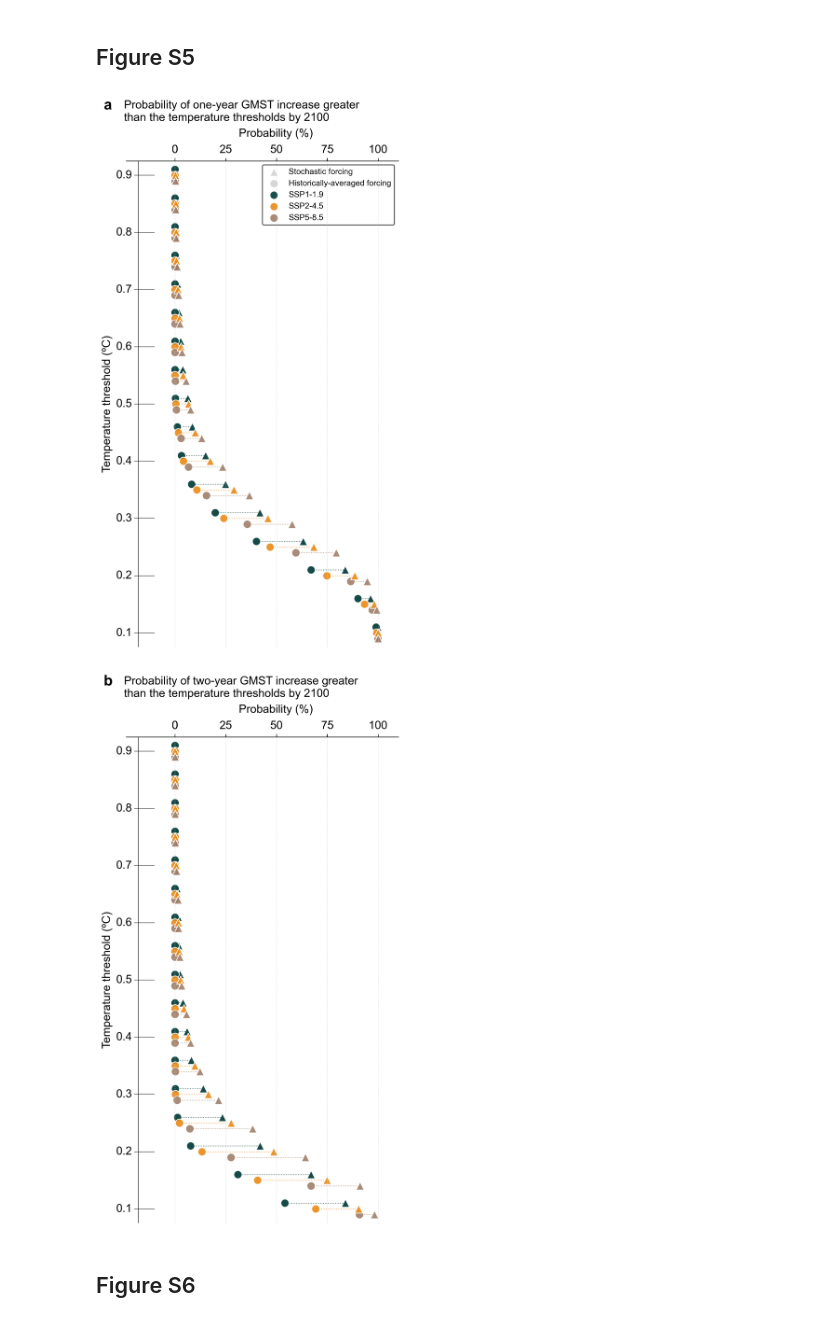
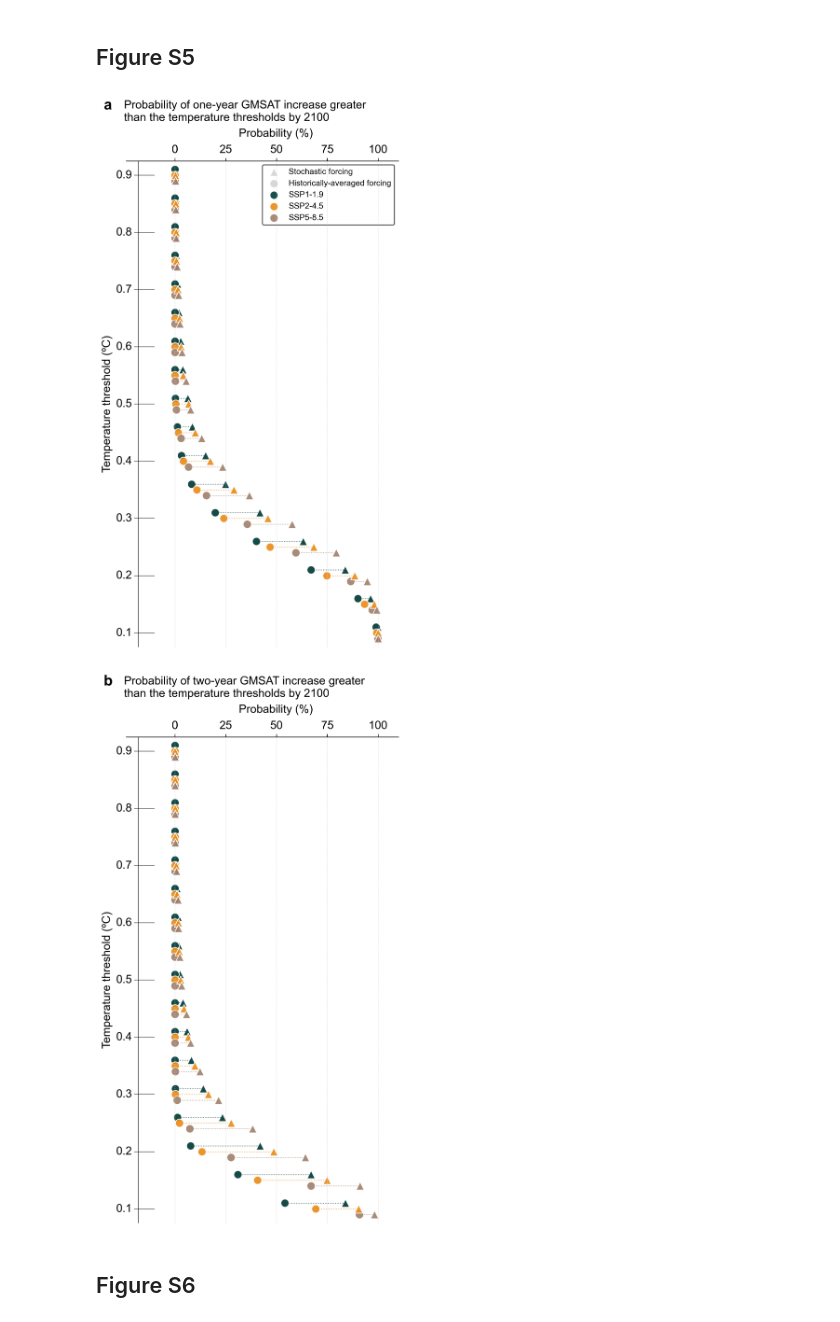
Before and after one commit to maychim/Stochastic-volc-FAIR, a Jupyter notebook: Supplementary_figures.ipynb, the cells around one changed output. Cells and saved outputs as stored; diff of their text form; code cells hidden in the pictures.

```diff
--- a/Supplementary_figures.ipynb
+++ b/Supplementary_figures.ipynb
@@ -622,7 +622,7 @@ ax1.scatter(df_1year_warming['HIST_ssp585'], index+0.015, color = color[2], labe
             s = 100, ec = 'white', marker = 'o', zorder = 10, lw = 0.8, alpha = 0.9)
 
 ax1.text(-35,1.04,'a', fontsize=18, fontweight='bold')
-ax1.text(-25,1.02,'Probability of one-year GMST increase greater\nthan the temperature thresholds by 2100', fontsize=14)
+ax1.text(-25,1.02,'Probability of one-year GMSAT increase greater\nthan the temperature thresholds by 2100', fontsize=14)
 
 
 y = np.arange(0.1, 0.91, 0.1)
@@ -631,34 +631,34 @@ for i, value in enumerate(y):
     if value >= 0.1:
         ax1.text(-25, value+0.025, f"{value:.1f}", ha="center", va="center", color="k", fontsize = 14)
         ax1.hlines(value+0.025, -20,-10, color = 'k', lw = 0.5)
         ax1.hlines(value+0.025, -20,-10, color = 'k', lw = 0.5)
 
 ax1.vlines(-18, 5, -0.9, color='k', lw=0.5)
 
 ax1.set_ylim(0.1, 0.95)
 ax1.set_xlim(-24,110)
 ax1.set_yticks([])
 
 
 x_labels = [0,0,25,50,75,100]
 ax1.set_xticklabels([])
 ax1.set_xticks([])
 ax2.set_xticklabels([])
 
 ax2.set_xlim(ax1.get_xlim())
 ax2.set_xticks(x_labels)
 ax2.set_xticklabels(x_labels, color='k', fontsize=14)
 ax2.tick_params(axis='x', colors='k')
 ax2.set_xlabel('Probability (%)', color='k', fontsize=14)
 ax2.xaxis.set_label_coords(0.55, 1.05)
 
 ax1.set_ylabel('Temperature threshold (ºC)', color = 'k', fontsize = 14)
 ax1.yaxis.set_label_coords(-0.05,0.5)
 ax1.legend(frameon=True, fontsize = 10, loc = 'upper right', labelcolor = 'k', facecolor = 'white')
 
 fig.savefig('FigureS5a.pdf', format = 'pdf')
 # %% [output]
-[figure, old version]
+[figure, new version]
 # %%
 # Figure S4b
 
@@ -712,7 +712,7 @@ ax1.scatter(df_2year_warming['HIST_ssp585'], index+0.015, color = color[2], labe
             s = 100, ec = 'white', marker = 'o', zorder = 10, lw = 0.8, alpha = 0.9)
 
 ax1.text(-35,1.04,'b', fontsize=18, fontweight='bold')
-ax1.text(-25,1.02,'Probability of two-year GMST increase greater\nthan the temperature thresholds by 2100', fontsize=14)
+ax1.text(-25,1.02,'Probability of two-year GMSAT increase greater\nthan the temperature thresholds by 2100', fontsize=14)
 
 y = np.arange(0.1, 0.91, 0.1)
 x = np.linspace(0, 100, len(y))
@@ -745,7 +745,7 @@ ax1.yaxis.set_label_coords(-0.05,0.5)
 
 fig.savefig('FigureS5b.pdf', format = 'pdf')
 # %% [output]
-[figure, old version]
+[figure, new version]
 # %% [markdown]
 ## Figure S6
 # %%
```
Also changed, not shown: parts of 3 cells of this notebook, 3 other files.
